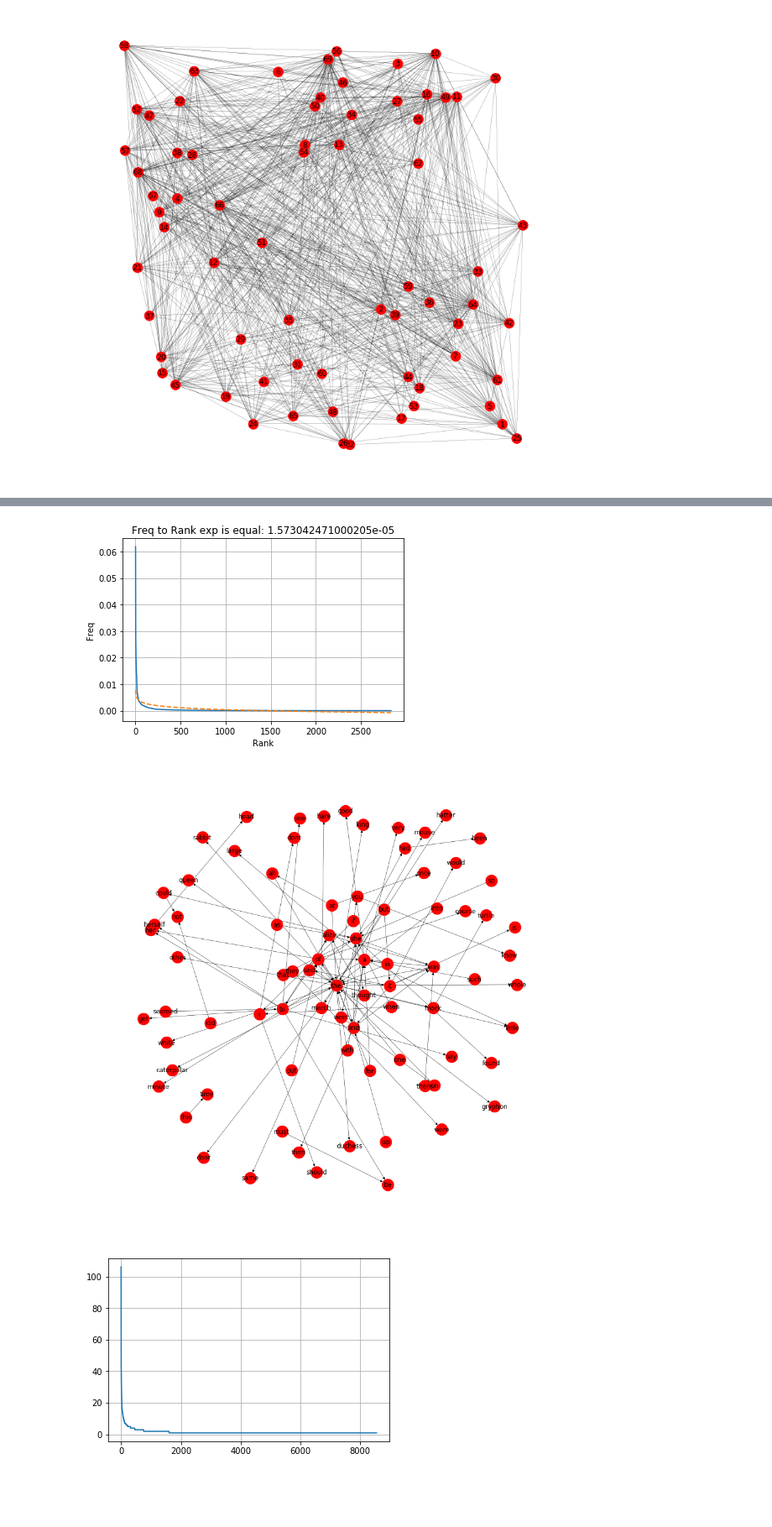
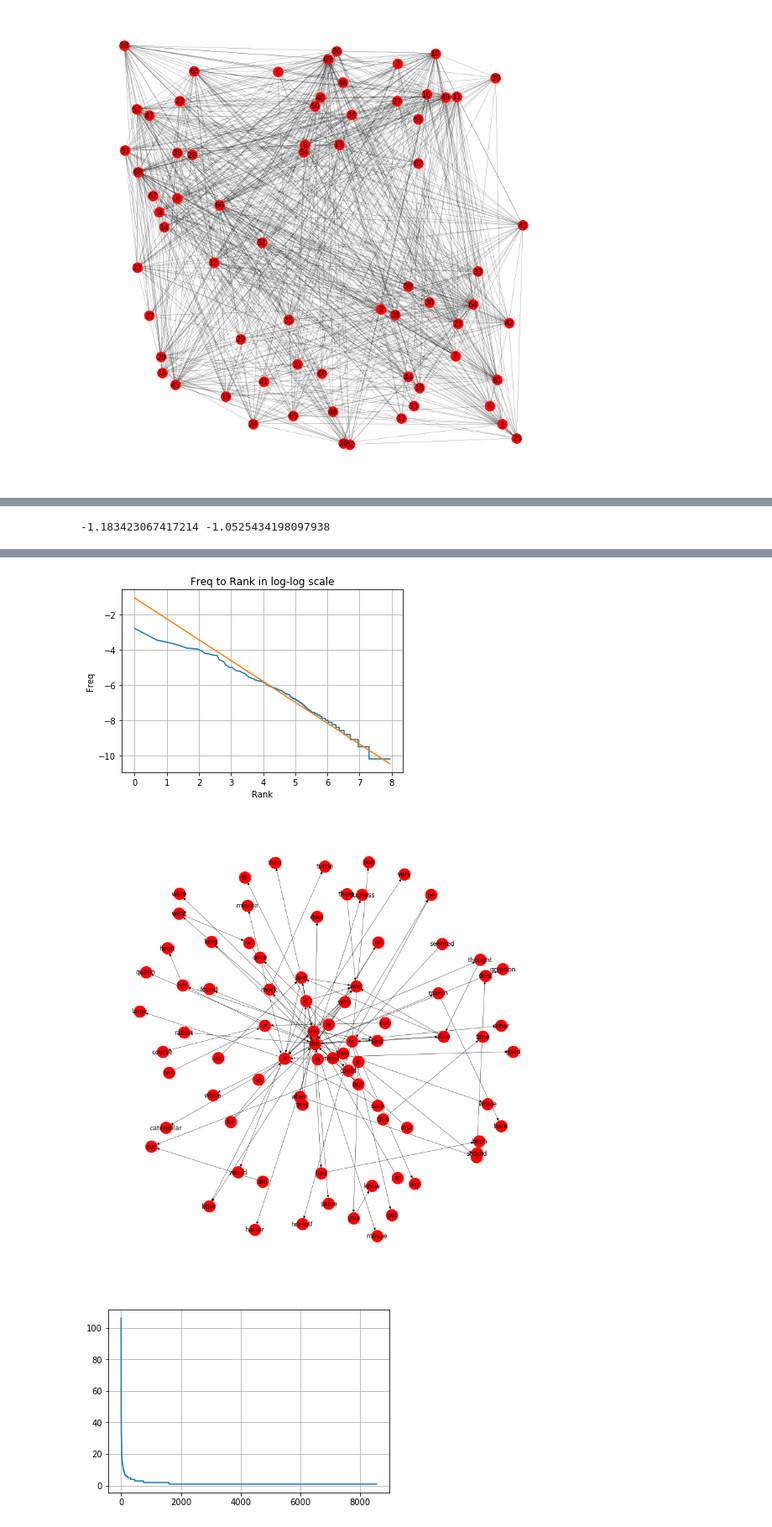
Before and after one commit to zgrzebnickij/semestrII, a Jupyter notebook: complexSystems/problem1/Problem1.ipynb, the cells around one changed output, grey strips where cells are left out. Shown at 84% size. Drawn from its saved outputs; the diff is of its cells as text; code cells hidden in the pictures; blank space fills up the shorter version.

```diff
--- a/complexSystems/problem1/Problem1.ipynb
+++ b/complexSystems/problem1/Problem1.ipynb
@@ -154,6 +159,19 @@ def plotWords(data):
     plt.ylabel('Freq')
     plt.title('Freq to Rank in log-log scale')
 
+    plt.figure()
+    plt.plot(np.log(num), np.log(freq))
+    plt.grid()
+    plt.xlabel('Rank')
+    plt.ylabel('Freq')
+    plt.title('Freq to Rank in log-log scale')
+    a, b = np.polyfit(np.log(num),np.log(freq),1)
+    print(a ,b)
+    num = np.array(num)
+    plt.plot(np.log(num), np.log(num)*a+b)
+
+
+
 def findPoweLaw(data):
     words, num, freq = zip(*data)
     x = np.array(num)
@@ -176,7 +194,7 @@ counted = Counter(cleaned)
 frequencies_sorted = sorted(counted.items(), key=lambda x: x[1], reverse=True)
 word_num_freq = [(record[0], index, record[1]/nr_of_words) for index, record in enumerate(frequencies_sorted, start=1)]
 plotWords(word_num_freq)
-findPoweLaw(word_num_freq)
+# findPoweLaw(word_num_freq)
 
 # make graph
 pairs_of_words =  zip(cleaned[::2], cleaned[1::2])
@@ -185,33 +203,35 @@ G = nx.DiGraph()
 maxi = 0
 to_plot = [(index, value[1]) for index, value in enumerate(sorted(cnt.items(), key=lambda x:x[1], reverse=True))]
 for a, b in sorted(cnt.items(), key=lambda x:x[1], reverse=True)[:100]:
     maxi = max(maxi, b)
     G.add_edge(a[0], a[1], weight=b/maxi)
 plt.figure(figsize=(12, 12))
 options = {
     'with_labels': True,
     'node_color': 'red',
     'node_size': 500,
     'width': 0.5,
 #     'font_size': 20,
 }
 pos = nx.spring_layout(G,k=0.15,iterations=20)
 nx.draw(G, pos, **options)
 
 plt.figure()
 x ,y = zip(*to_plot)
 plt.plot(x,y)
 # plt.yscale('log')
 # plt.xscale('log')
 plt.grid()
 plt.show()
 
 ordered = cnt.most_common()
 pprint(ordered[-10:])
 pprint(ordered[:10])
+# log log
 # %% [output]
+-1.183423067417214 -1.0525434198097938
 [figure]
 [figure]
-[figure, old version]
+[figure, new version]
-[figure, old version]
+[figure, new version]
 [figure]
```
Also changed, not shown: parts of 4 cells of this notebook.
